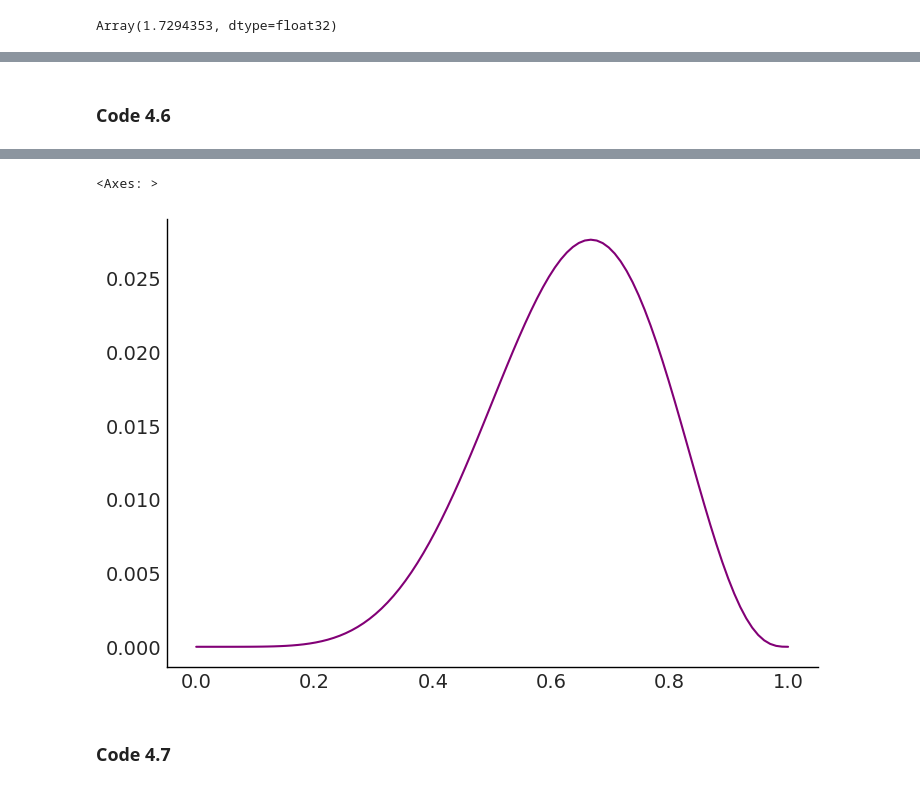
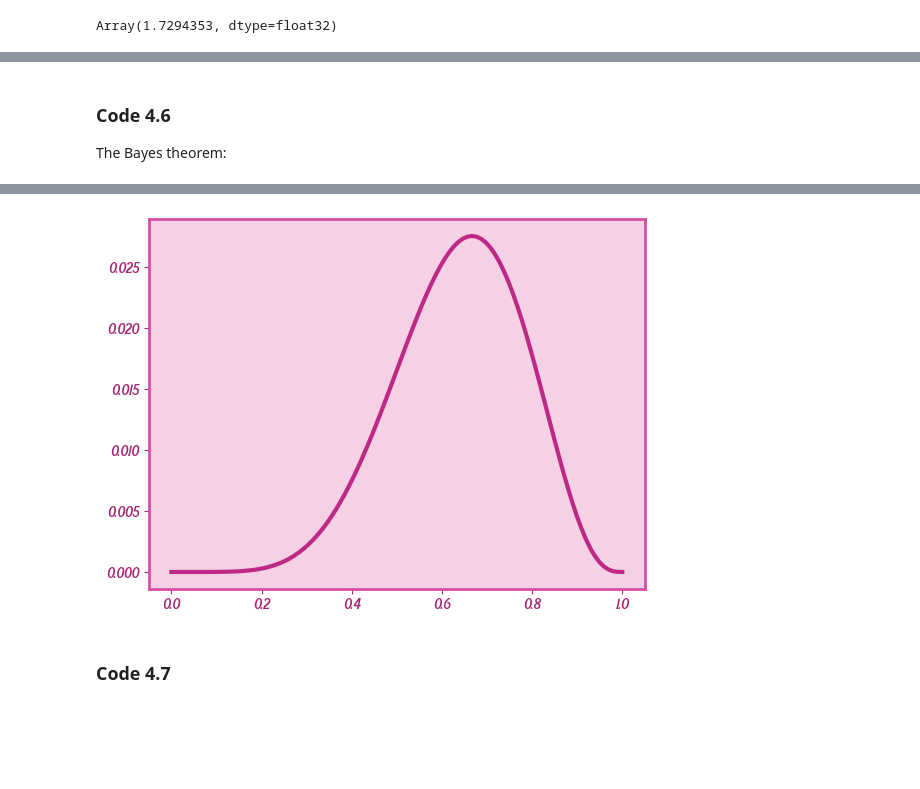
Before and after one commit to zsfrbkv/statrethink-course-numpyro-2019, a Jupyter notebook: statrethink_numpyro_w02.ipynb, the cells around one changed output, grey strips where cells are left out. Cells and saved outputs as stored; diff of their text form; code cells hidden in the pictures; blank space fills up the shorter version.

```diff
--- a/statrethink_numpyro_w02.ipynb
+++ b/statrethink_numpyro_w02.ipynb
@@ -15,6 +15,7 @@ Lecture 4: Wiggly Orbits
 # %%
 import os
 import warnings
+warnings.filterwarnings('ignore')
 
 import arviz as az
 import matplotlib as mpl
@@ -38,7 +39,14 @@ from numpyro.diagnostics import hpdi, print_summary
 from numpyro.infer import MCMC, NUTS, Predictive, SVI, Trace_ELBO, init_to_value
 from numpyro.infer.autoguide import AutoLaplaceApproximation
 
+if "SVG" in os.environ:
+    %config InlineBackend.figure_formats = ["svg"]
+warnings.formatwarning = lambda message, category, *args, **kwargs: "{}: {}\n".format(
+    category.__name__, message
+)
+
 from matplotlib import font_manager
+from cycler import cycler
 
 font_dirs = ['/Users/zaira/miniconda3/envs/StatRethink/lib/python3.9/site-packages/matplotlib/mpl-data/fonts/ttf/barbie.ttf']
 font_files = font_manager.findSystemFonts(fontpaths=font_dirs)
@@ -59,14 +67,10 @@ barbie_theme_colors = {
 }
 
 cmap = clr.LinearSegmentedColormap.from_list('barbie', [barbie_theme_colors['low'], barbie_theme_colors['high']], N=256)
-
-if "SVG" in os.environ:
-    %config InlineBackend.figure_formats = ["svg"]
-warnings.formatwarning = lambda message, category, *args, **kwargs: "{}: {}\n".format(
-    category.__name__, message
-)
+# mpl.colormaps.register(cmap)
 
 plt.rcParams.update({
+  "axes.prop_cycle": cycler('color', [barbie_theme_colors['dark'], barbie_theme_colors['medium'], barbie_theme_colors['light']]),
   "axes.edgecolor": barbie_theme_colors['border'],
   "axes.facecolor": barbie_theme_colors['lighter'],
   "axes.labelcolor": barbie_theme_colors['text'],
@@ -80,10 +84,11 @@ plt.rcParams.update({
   "text.color": barbie_theme_colors['text'],
   "xtick.color": barbie_theme_colors['text'],
   "ytick.color": barbie_theme_colors['text'],
-  "image.cmap": cmap,
-  "lines.color": barbie_theme_colors['dark']
+  "image.cmap": 'barbie',
+  "lines.color": barbie_theme_colors['dark'],
+  "lines.linewidth": 3
   })
-mpl.rc('image', cmap=cmap)
+mpl.rcParams['axes.unicode_minus'] = False
 numpyro.set_platform("cpu")
 # %%
 %load_ext watermark
@@ -170,10 +166,11 @@ FutureWarning: use_inf_as_na option is deprecated and will be removed in a futur
 # %% [markdown]
 ### Code 4.6
+The Bayes theorem:
 # %%
 w = 6
 n = 9
 p_grid = jnp.linspace(0, 1, 100)
 posterior = jnp.exp(dist.Binomial(n, p_grid).log_prob(w)) * jnp.exp(dist.Uniform(0, 1).log_prob(p_grid))
 posterior = posterior / jnp.sum(posterior)
-sns.lineplot(x=p_grid, y=posterior)
+plt.plot(p_grid, posterior)
 # %% [output]
@@ -184,5 +178,4 @@ FutureWarning: use_inf_as_na option is deprecated and will be removed in a futur
-<Axes: >
-[figure, old version]
+[figure, new version]
 # %% [markdown]
 ### Code 4.7
 # %%
```
Also changed, not shown: parts of 201 cells of this notebook, 1 other file.
